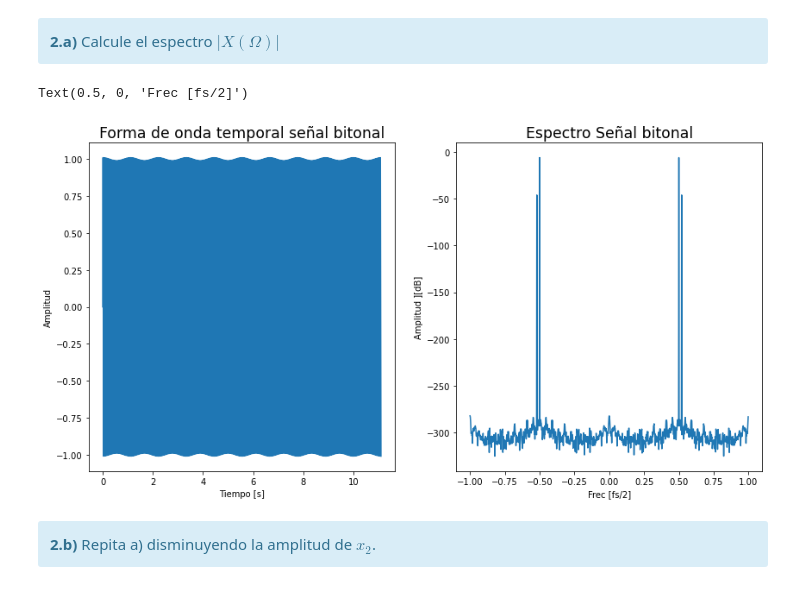
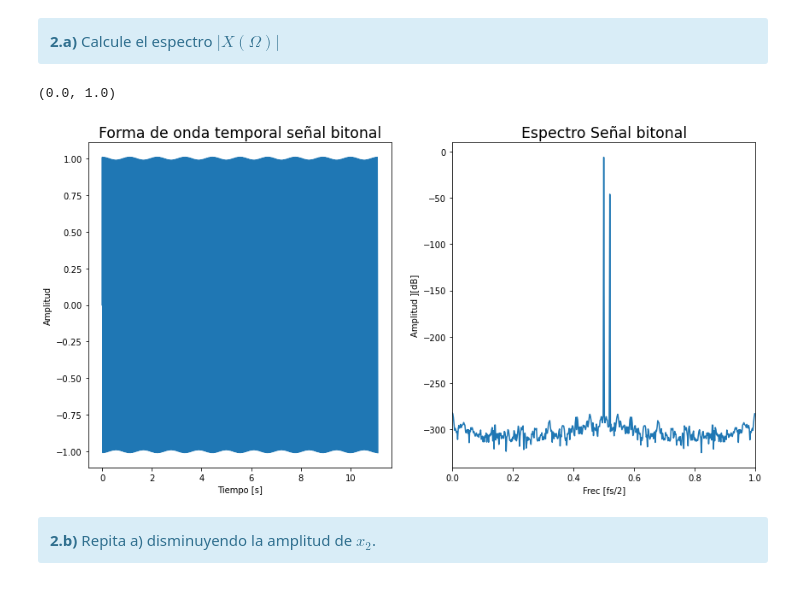
Before and after one commit to fcatuogno/PDS_TPs, a Jupyter notebook: TP2 - Ventanas.ipynb, the cells around one changed output. Drawn from its saved outputs; the diff is of its cells as text; code cells hidden in the pictures.

```diff
--- a/TP2 - Ventanas.ipynb
+++ b/TP2 - Ventanas.ipynb
@@ -245,35 +245,36 @@ f2 = f1 + 10*fs/N
 
 Offset = 0 #Volt
 p0 = 0
 
 tiempo, xx = mi_funcion_sen( a1, Offset, f1, p0, N, fs)
 tiempo2, xx2 = mi_funcion_sen( a2, Offset, f2, p0, N, fs)
 xx += xx2
 
 espectro = np.abs(np.fft.fft(xx))/len(xx)
 espectro = np.fft.fftshift(espectro, axes=0)
 espectro = 20*np.log10(espectro)
 frec = np.fft.fftfreq(len(xx),np.pi)
 frec = np.fft.fftfreq(len(xx),0.5)
 frec = np.fft.fftshift(frec)
 
 
 plt.close('all')
 
 fig, [ax1, ax2] = plt.subplots(1,2)
 ax1.plot(tiempo, xx, label='')
 ax2.plot(frec,espectro, label='')
 
 ax1.set_title('Forma de onda temporal señal bitonal', fontsize = 'xx-large')
 ax1.set_ylabel('Amplitud')
 ax1.set_xlabel('Tiempo [s]')
 
 ax2.set_title('Espectro Señal bitonal', fontsize = 'xx-large')
 ax2.set_ylabel('Amplitud ][dB]')
 ax2.set_xlabel('Frec [fs/2]')
+ax2.set_xlim(0,1)
 # %% [output]
-Text(0.5, 0, 'Frec [fs/2]')
+(0.0, 1.0)
-[figure, old version]
+[figure, new version]
 # %% [markdown]
 <div class="alert alert-block alert-info">
 <b>2.b)</b> Repita a) disminuyendo la amplitud de $x_2$.
```
Also changed, not shown: parts of 6 cells of this notebook.
